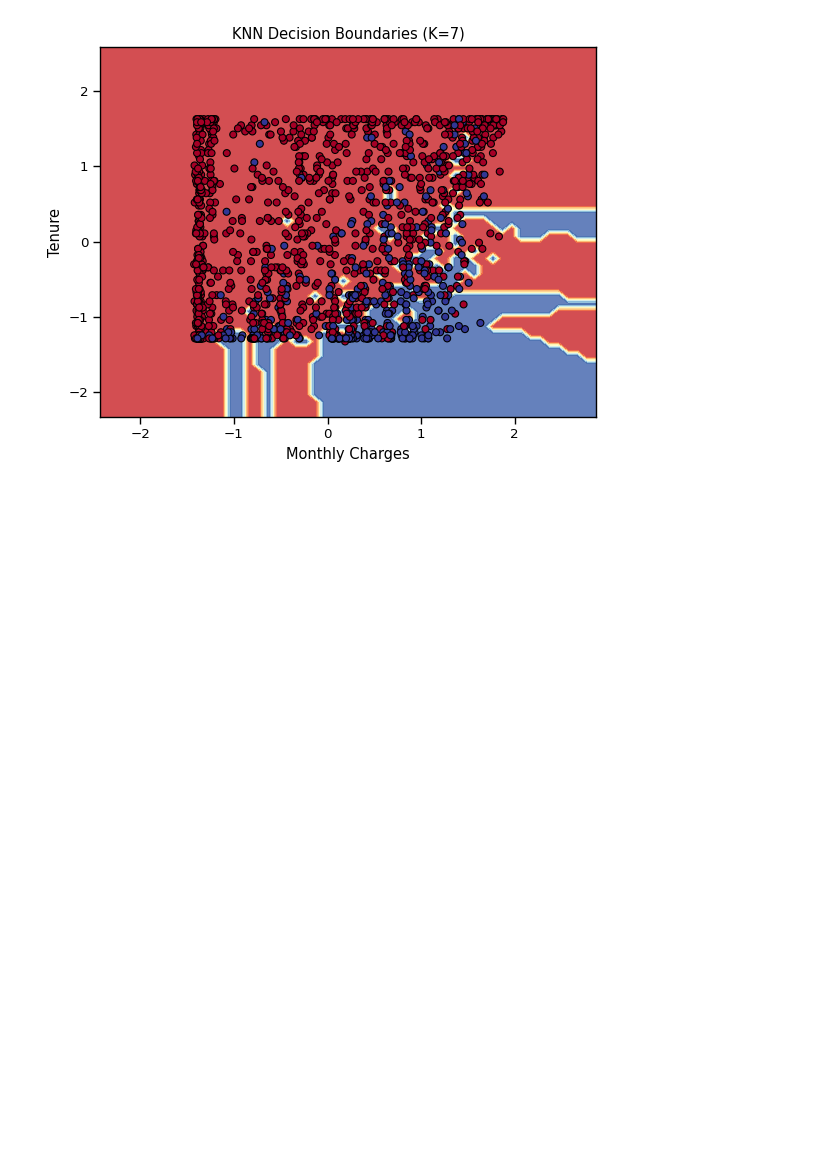
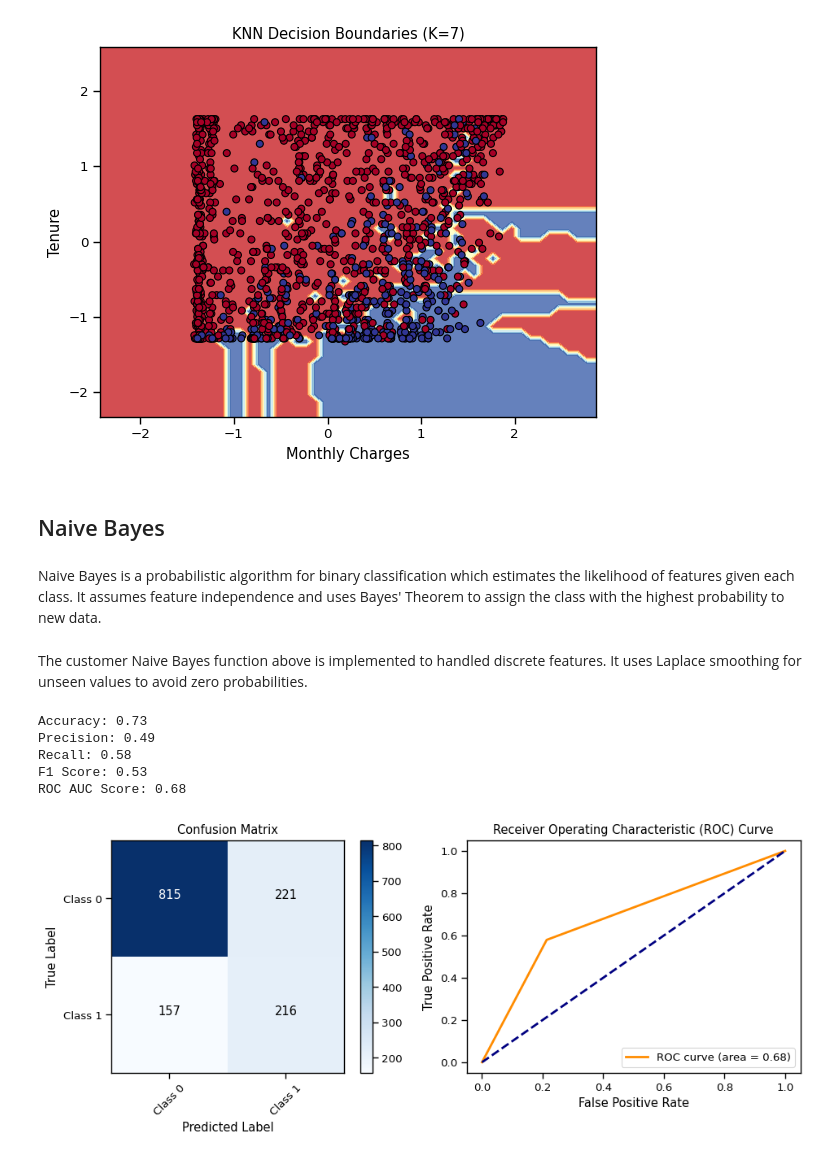
Before and after one commit to Shrestha-Dipesh/ML-Final-Project, a Jupyter notebook: ML_Final_Project.ipynb, the cells around one changed output. Saved outputs shown, nothing was run; the diff lists cells and outputs as text; code cells hidden in the pictures; blank space fills up the shorter version.

Commit message:
Naive Bayes Model

```diff
--- a/ML_Final_Project.ipynb
+++ b/ML_Final_Project.ipynb
@@ -915,3 +909,7 @@ plt.title('KNN Decision Boundaries (K=7)')
 plt.show()
 # %% [output]
 [figure]
+# %% [markdown]
+## Naive Bayes
+# %% [markdown]
+Naive Bayes is a probabilistic algorithm for binary classification which estimates the likelihood of features given each class. It assumes feature independence and uses Bayes' Theorem to assign the class with the highest probability to new data.
@@ -917,0 +961,69 @@ plt.show()
+# %% [markdown]
+The customer Naive Bayes function above is implemented to handled discrete features. It uses Laplace smoothing for unseen values to avoid zero probabilities.
+# %%
+# Use the custom Naive Bayes function for binary classification
+data_y_predict = custom_naive_bayes(data_x_train, data_y_train, data_x_test)
+
+# Evaluate the accuracy
+accuracy = accuracy_score(data_y_test, data_y_predict)
+print(f"Accuracy: {accuracy:.2f}")
+
+# Calculate and print additional metrics
+precision = precision_score(data_y_test, data_y_predict)
+recall = recall_score(data_y_test, data_y_predict)
+f1 = f1_score(data_y_test, data_y_predict)
+roc_auc = roc_auc_score(data_y_test, data_y_predict)
+
+print(f"Precision: {precision:.2f}")
+print(f"Recall: {recall:.2f}")
+print(f"F1 Score: {f1:.2f}")
+print(f"ROC AUC Score: {roc_auc:.2f}")
+# %% [output]
+Accuracy: 0.73
+Precision: 0.49
+Recall: 0.58
+F1 Score: 0.53
+ROC AUC Score: 0.68
+# %%
+# Calculate Confusion Matrix
+confusion_matrix_data = confusion_matrix(data_y_test, data_y_predict)
+
+# Calculate ROC Curve
+false_positive_rate, true_positive_rate, thresholds = roc_curve(data_y_test, data_y_predict)
+roc_area_under_curve = auc(false_positive_rate, true_positive_rate)
+
+# Plot Confusion Matrix
+plt.figure(figsize=(10, 4))
+
+plt.subplot(1, 2, 1)
+plt.imshow(confusion_matrix_data, interpolation='nearest', cmap=plt.cm.Blues)
+plt.title('Confusion Matrix')
+plt.colorbar()
+
+class_labels = ['Class 0', 'Class 1']
+tick_marks = np.arange(len(class_labels))
+plt.xticks(tick_marks, class_labels, rotation=45)
+plt.yticks(tick_marks, class_labels)
+
+plt.xlabel('Predicted Label')
+plt.ylabel('True Label')
+
+for i in range(len(class_labels)):
+    for j in range(len(class_labels)):
+        plt.text(j, i, format(confusion_matrix_data[i, j], 'd'),
+                 horizontalalignment="center",
+                 color="white" if confusion_matrix_data[i, j] > confusion_matrix_data.max() / 2 else "black")
+
+# Plot ROC Curve
+plt.subplot(1, 2, 2)
+plt.plot(false_positive_rate, true_positive_rate, color='darkorange', lw=2, label=f'ROC curve (area = {roc_area_under_curve:.2f})')
+plt.plot([0, 1], [0, 1], color='navy', lw=2, linestyle='--')
+plt.xlabel('False Positive Rate')
+plt.ylabel('True Positive Rate')
+plt.title('Receiver Operating Characteristic (ROC) Curve')
+plt.legend(loc="lower right")
+
+plt.tight_layout()
+plt.show()
+# %% [output]
+[figure, added]
```
Also changed, not shown: parts of 7 cells of this notebook.
